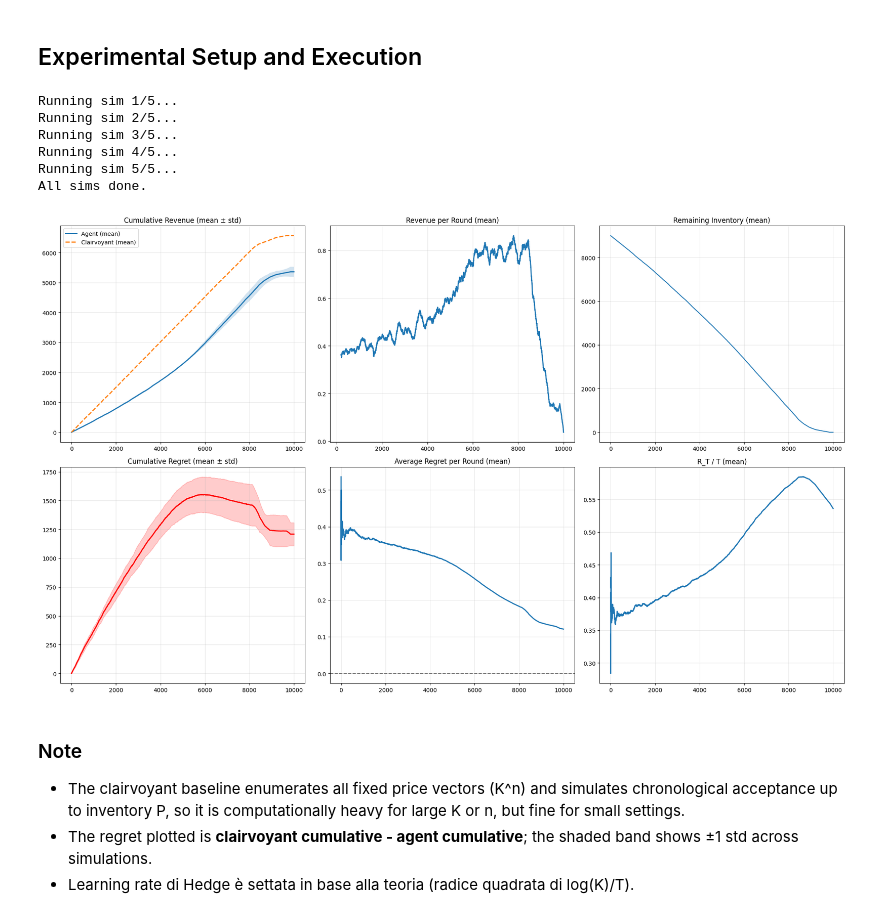
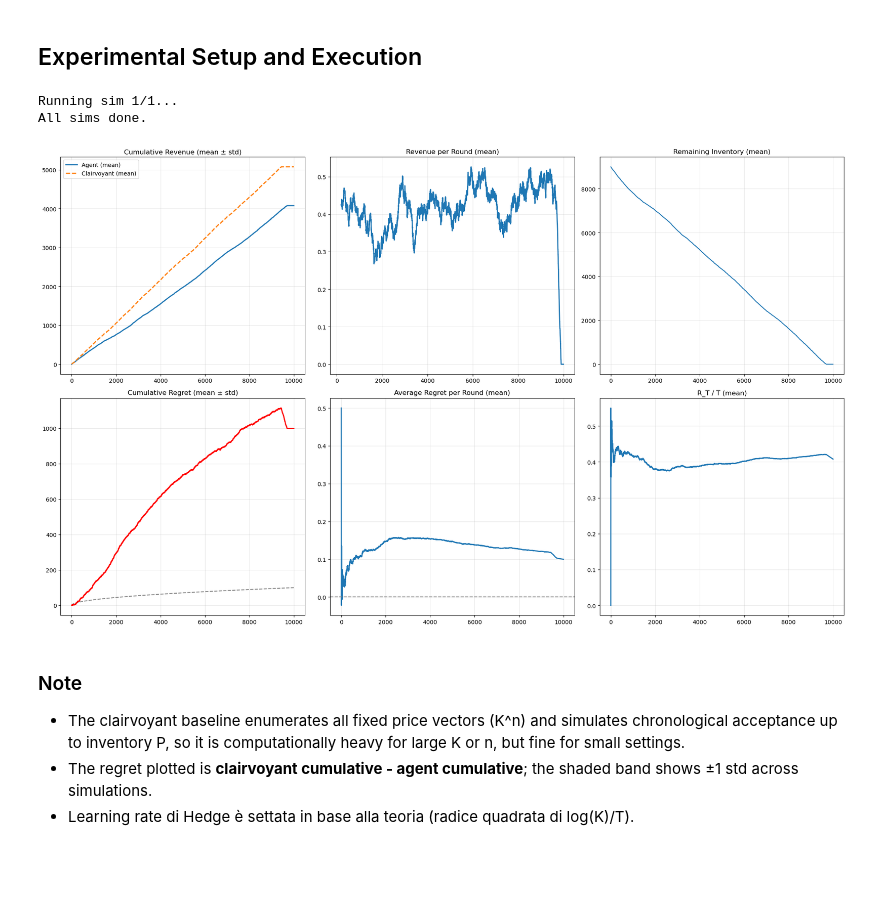
Before and after one commit to Filippo-Galli/Online-Learning-Application-project, a Jupyter notebook: 4_multi_prod_bobw/main_da_rivedere.ipynb, the cells around one changed output. Drawn from its saved outputs; the diff is of its cells as text; code cells hidden in the pictures; blank space fills up the shorter version.

Commit message:
Sligthly modified task 4 with coherent price and valuation means

```diff
--- a/4_multi_prod_bobw/main_da_rivedere.ipynb
+++ b/4_multi_prod_bobw/main_da_rivedere.ipynb
@@ -242,7 +355,7 @@ class MultiProductPrimalDualAgent:
 # %% [markdown]
 ## Time-Varying Valuations
 # %%
-def build_time_varying_mvn_list(T, n_products, base_corr=0.5, mean_range=(0.2, 1.0), std_range=(0.05, 0.25), seed=0):
+def build_time_varying_mvn_list(T, n_products, base_corr=0.5, mean_range=(0.4, 0.6), std_range=(0.1, 0.2), seed=0):
     """
     Build a sequence of time-varying multivariate normal (MVN) distributions
     representing correlated valuations for multiple products.
@@ -328,7 +441,7 @@ def run_one_simulation(T, n_products, prices_per_product, inventory_frac=0.1, et
         d. Track valuations, per-round revenue, and cumulative revenue
     6. Return full simulation results, including agent, environment, revenue history, and inventory stats
     """
-    price_grid_1d = np.linspace(0.2, 1.8, prices_per_product)
+    price_grid_1d = np.linspace(0.1, 0.9, prices_per_product)
     prices_grid = np.tile(price_grid_1d, (n_products, 1))
 
     valuation_dists = build_time_varying_mvn_list(T, n_products, seed=seed)
@@ -539,6 +652,8 @@ def plot_results(sims_results, T):
     axes[0,2].set_title('Remaining Inventory (mean)')
 
     # 4. Cumulative regret (mean ± std)
+    t_vals=np.arange(1, T+1)
+    axes[1,0].plot(np.sqrt(t_vals), linestyle='--', color='gray', label='Zero Regret')
     axes[1,0].plot(mean_regret, linewidth=2, color='red', label='Mean Cumulative Regret')
     axes[1,0].fill_between(np.arange(T), mean_regret - std_regret, mean_regret + std_regret, color='red', alpha=0.2)
     axes[1,0].set_title('Cumulative Regret (mean ± std)')
@@ -567,45 +682,41 @@ def plot_results(sims_results, T):
 # ----------------------------
 
 # Experiment parameters
-N_SIMS = 5                # Number of simulation runs
+N_SIMS = 1                # Number of simulation runs
 T = 10000                 # Number of rounds per simulation
 N_PRODUCTS = 3            # Number of distinct types of products
-PRICES_PER_PRODUCT = 11   # Number of discrete prices per product (primo tentativo con 11)
+PRICES_PER_PRODUCT = 7   # Number of discrete prices per product (primo tentativo con 11)
 INVENTORY_FRAC = 0.90     # Fraction of total rounds corresponding to inventory (primo tentativo con 0.10)
 ETA = 1.0 / np.sqrt(T)    # Learning rate for the dual variable update (agent step-size, primo tentativo con 0.5)
 SEED = 202                # Base random seed
 
 sims_results = []
 
 for s in range(N_SIMS):
     print(f'Running sim {s+1}/{N_SIMS}...')
 
     # Run a single simulation
     res = run_one_simulation(T=T, n_products=N_PRODUCTS, prices_per_product=PRICES_PER_PRODUCT,
                              inventory_frac=INVENTORY_FRAC, eta=ETA, seed=SEED + s, lambda_init_mode='mid')
 
     # Compute the clairvoyant baseline (best fixed price per product)
     best_combo, clair_cum = compute_clairvoyant_from_valuations(res['valuations_history'], res['price_grid_1d'], res['P'])
 
     # Store clairvoyant results in the simulation dictionary
     res['clairvoyant_combo'] = best_combo
     res['clairvoyant_cum'] = clair_cum
 
     # Append results for this run
     sims_results.append(res)
 
 print('All sims done.')
 
 # Plot aggregated results across simulations
 plot_results(sims_results, T)
 # %% [output]
-Running sim 1/5...
-Running sim 2/5...
-Running sim 3/5...
-Running sim 4/5...
-Running sim 5/5...
+Running sim 1/1...
 All sims done.
-[figure, old version]
+[figure, new version]
 # %% [markdown]
 ### Note
 - The clairvoyant baseline enumerates all fixed price vectors (K^n) and simulates chronological acceptance up to inventory P, so it is computationally heavy for large K or n, but fine for small settings.
```
Also changed, not shown: parts of 3 cells of this notebook, 2 other files.
